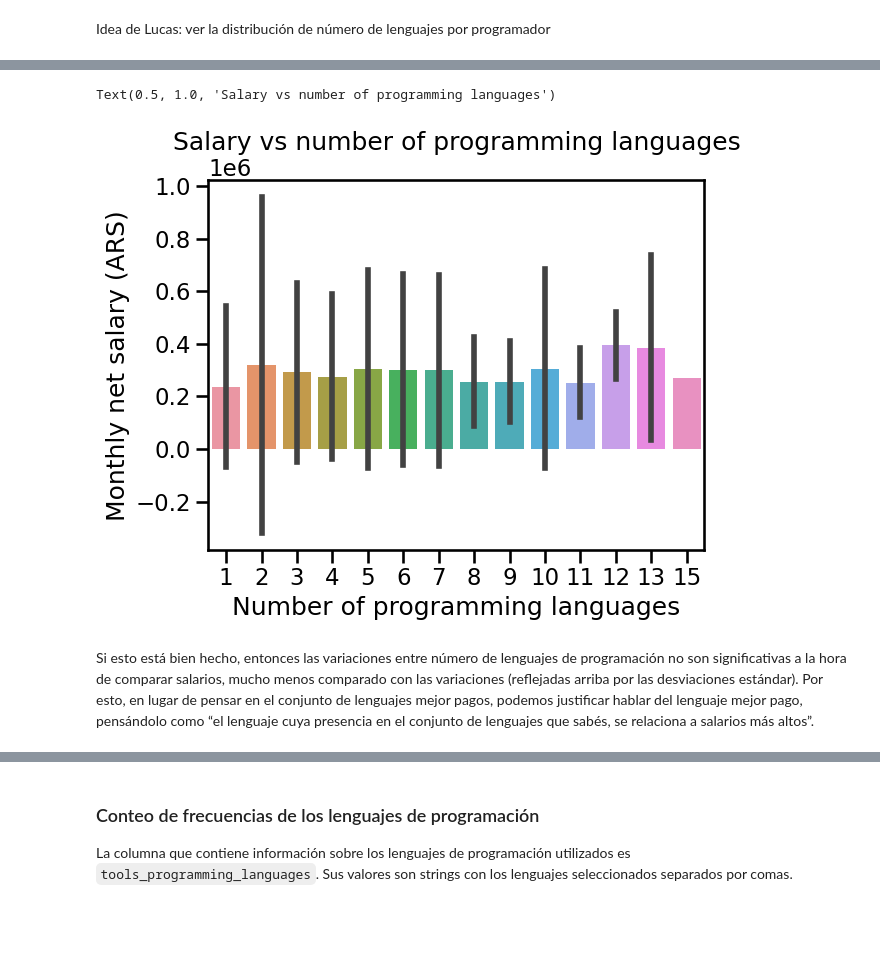
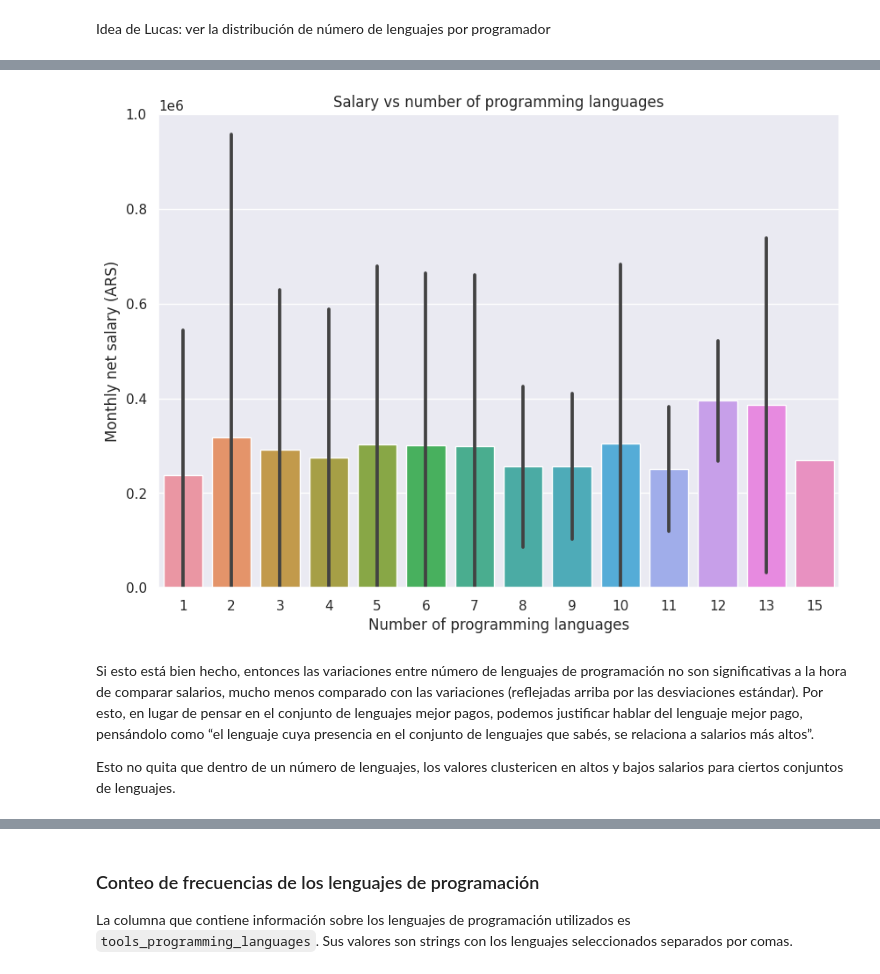
Before and after one commit to JeroFotinos/diplo_datos, a Jupyter notebook: Consignas_Entregable_AyVD - Parte 1.ipynb, the cells around one changed output, grey strips where cells are left out. Saved outputs shown, nothing was run; the diff lists cells and outputs as text; code cells hidden in the pictures; blank space fills up the shorter version.

```diff
--- a/Consignas_Entregable_AyVD - Parte 1.ipynb
+++ b/Consignas_Entregable_AyVD - Parte 1.ipynb
@@ -217,6 +312,9 @@ df_salary_stats
 # %% [markdown]
 ### Ploteo un histograma de frecuencias
 Esto es solamente para tener una visualización de las frecuencias y generar intuición sobre dónde hacer el corte.
+# %%
+# Style
+sns.set_style('darkgrid')
 # %%
 # Create a DataFrame from the language_salary_data_filtered dictionary, with columns for language and count
 df_language_count = pd.DataFrame(
@@ -314,37 +464,42 @@ Name of errorbar method (either “ci”, “pi”, “se”, or “sd”), or a
 # %%
 # Define the data
 languages_per_programmer = (
     df["tools_programming_languages"]
     .fillna("")
     .str.split(",")
     .apply(lambda x: len([str(lang).strip() for lang in x]))
 )
 salary = df["salary_monthly_NETO"]
 
 # Combine the data into a new dataframe
 data = pd.concat([languages_per_programmer, salary], axis=1)
 
 # Filter out entries with more than 15 programming languages
 data = data[data["tools_programming_languages"] <= 15]
 
 # Calculate the mean salary and standard deviation for each number of programming languages
 mean_salary = data.groupby("tools_programming_languages").mean().reset_index()
 std_salary = data.groupby("tools_programming_languages").std().reset_index()
 
 # Create the plot with error bars
 sns.barplot(
     x="tools_programming_languages", y="salary_monthly_NETO", data=data, errorbar="sd"
 )
 
+# I'm setting the inferior limit to zero, since error bars get to negative values cause thery are taken symmetric
+plt.ylim(0, 1000000)
+
 # Set the axis labels and title
 plt.xlabel("Number of programming languages")
 plt.ylabel("Monthly net salary (ARS)")
 plt.title("Salary vs number of programming languages")
+plt.show()
 # %% [output]
-Text(0.5, 1.0, 'Salary vs number of programming languages')
-[figure, old version]
+[figure, new version]
 # %% [markdown]
 Si esto está bien hecho, entonces las variaciones entre número de lenguajes de programación no son significativas a la hora de comparar salarios, mucho menos comparado con las variaciones (reflejadas arriba por las desviaciones estándar). Por esto, en lugar de pensar en el conjunto de lenguajes mejor pagos, podemos justificar hablar del lenguaje mejor pago, pensándolo como “el lenguaje cuya presencia en el conjunto de lenguajes que sabés, se relaciona a salarios más altos”.
+
+Esto no quita que dentro de un número de lenguajes, los valores clustericen en altos y bajos salarios para ciertos conjuntos de lenguajes.
 # %%
 # complete here if you want to include more columns
 relevant_columns = ["tools_programming_languages", "salary_monthly_NETO"]
```
Also changed, not shown: parts of 30 cells of this notebook.
